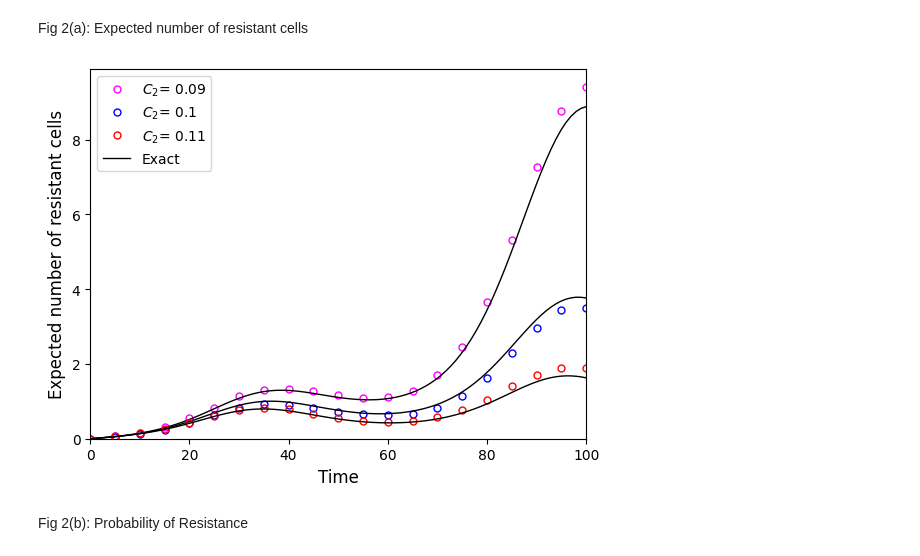
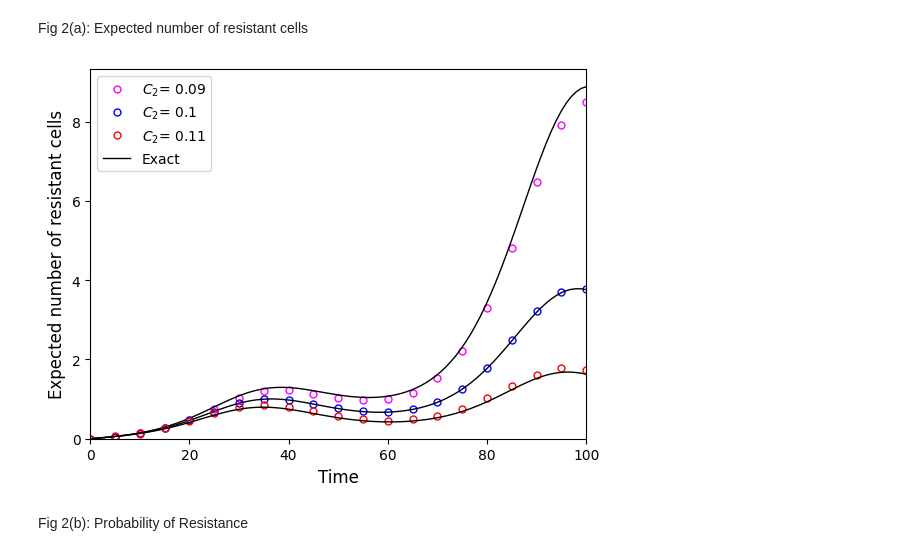
Before and after one commit to colmmcc2000/RSCAM_Group_11, a Jupyter notebook: code_RSCAM.ipynb, the cells around one changed output. Cells and saved outputs as stored; diff of their text form; code cells hidden in the pictures.

```diff
--- a/code_RSCAM.ipynb
+++ b/code_RSCAM.ipynb
@@ -232,7 +229,7 @@ def R_t(t, C2):
     value, error = integrate.quad(integral, 0, t)
     return value
 # %%
-N = 5000 #Number of trials
+N = 10000 #Number of trials
 T_max = 100
 M0 = 100
 R0 = 0
@@ -246,34 +243,34 @@ count = 0
 
 for C2, color in _:
     grid, mean_pop, mean_r, probs, var_r = get_mean_trajectory_double(N, T_max, M0, R0, example_rates_double, beta, u, B1, C2)
 
     # plt.plot(grid, mean_r, c = 'red', label = f'Numerical solution: {N} trials, C2 = {C2}' )
     plt.plot(grid, mean_r, 'o', c = color, markersize = 5, markevery = 5, fillstyle = 'none', label = r'$C_2$' f'= {C2}' )
 
     vals_r = np.linspace(0, 100, 100)
     store_r = np.zeros(len(vals_r))
 
     for i, _ in enumerate(vals_r):
         store_r[i] = R_t(_, C2)
 
     #Simple counter to only add 'Exact' to the legend once
     if count == 2:
         plt.plot(vals_r, store_r, c = 'black', linestyle = '-', linewidth=1, label = 'Exact')
     else:
         plt.plot(vals_r, store_r, c = 'black', linestyle = '-', linewidth=1)
     count += 1
 plt.legend()
 plt.xlim(0, 100)
 plt.ylim(0, None)
 
 plt.xlabel('Time', fontsize=12)
 plt.ylabel('Expected number of resistant cells', fontsize=12)
 
 #uncomment to overwrite figure
 plt.savefig('Figs/double_type_population.pdf', format='pdf', bbox_inches='tight', dpi=300)
 plt.show()
 # %% [output]
-[figure, old version]
+[figure, new version]
 # %% [markdown]
 Fig 2(b): Probability of Resistance
 # %%
```
Also changed, not shown: parts of 6 cells of this notebook, 5 other files.
